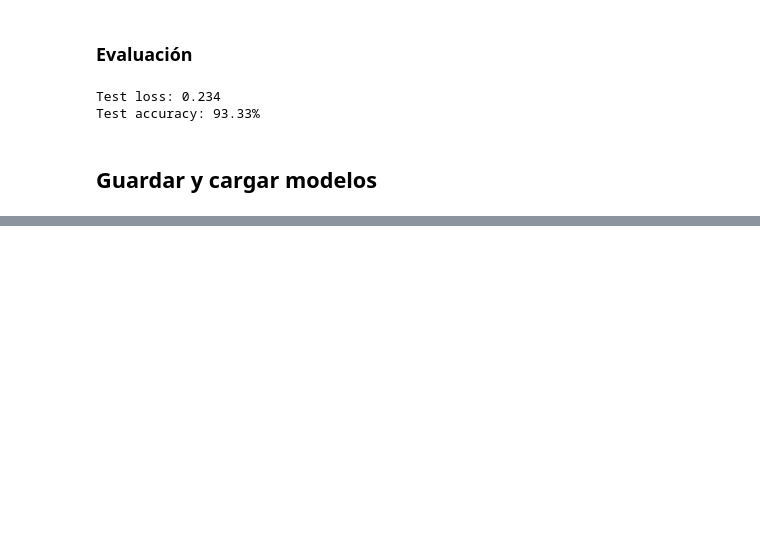
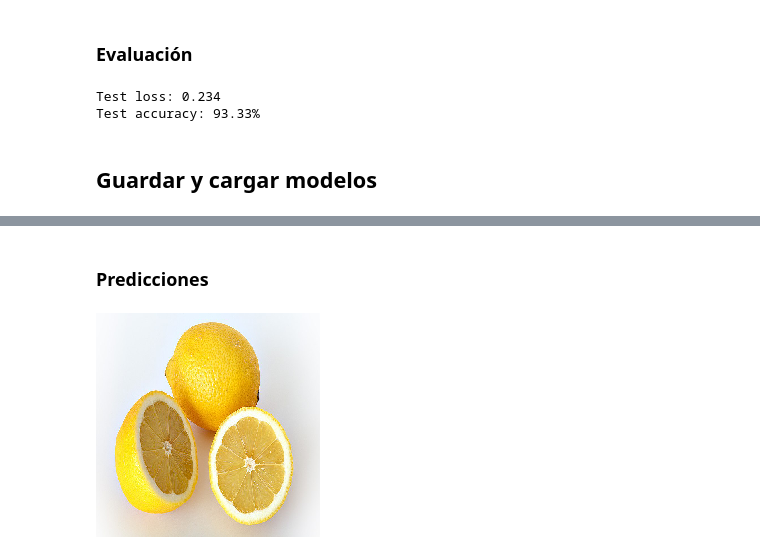
Before and after one commit to dfosorio111/tech_skills, a Jupyter notebook: deep_learning/tensorflow.ipynb, the cells around one changed output, grey strips where cells are left out. Cells and saved outputs as stored; diff of their text form; code cells hidden in the pictures; blank space fills up the shorter version.

```diff
--- a/deep_learning/tensorflow.ipynb
+++ b/deep_learning/tensorflow.ipynb
@@ -1863,0 +2498,5 @@ Test accuracy: 93.33%
+# %%
+# importar, cargar y preprocesamiento de 3 imagenes de prueba para clasificación
+lemon_img = load_img('lemon.jpg', target_size=(224, 224))
+viaduct_img = load_img('viaduct.jpg', target_size=(224, 224))
+water_tower_img = load_img('water_tower.jpg', target_size=(224, 224))
@@ -1863,0 +2521,6 @@ Test accuracy: 93.33%
+# %% [markdown]
+### Predicciones
+# %%
+lemon_img
+# %% [output]
+[figure, added]
```
Also changed, not shown: parts of 128 cells of this notebook.
